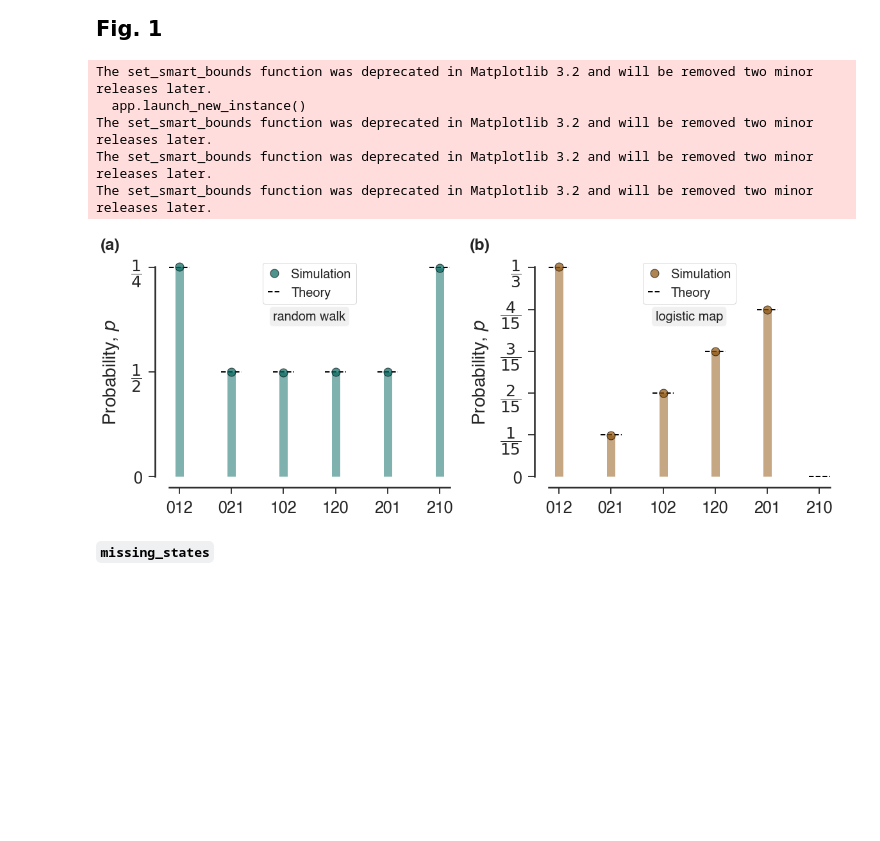
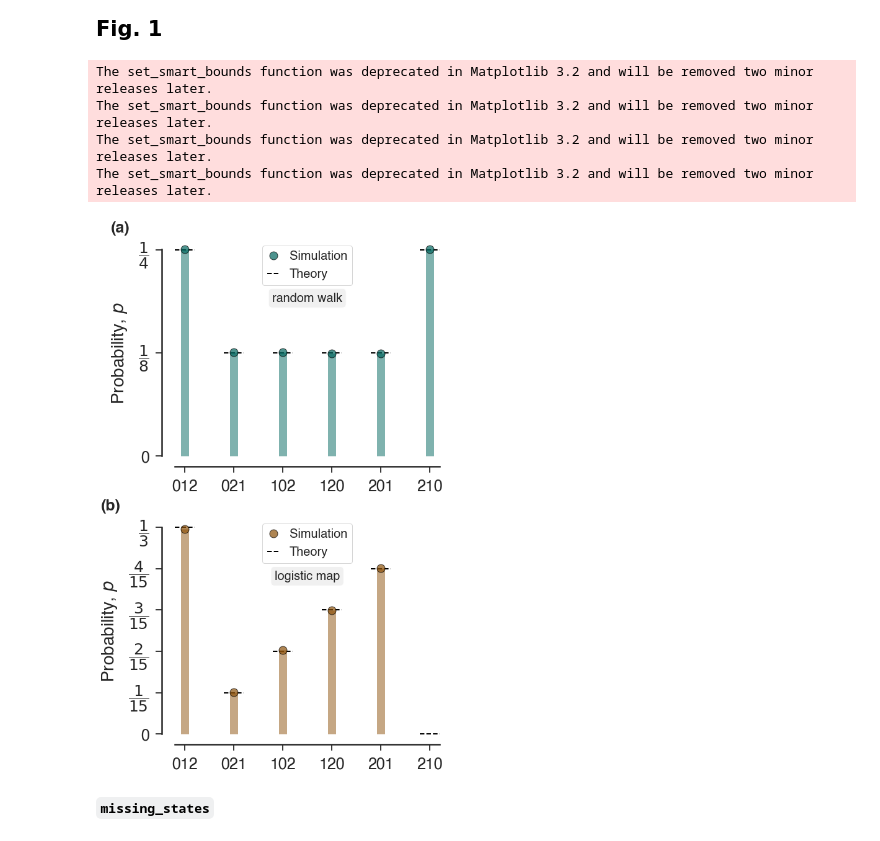
Before and after one commit to arthurpessa/ordpy, a Jupyter notebook: examples/sample_notebook.ipynb, the cells around one changed output. Drawn from its saved outputs; the diff is of its cells as text; code cells hidden in the pictures; blank space fills up the shorter version.

```diff
--- a/examples/sample_notebook.ipynb
+++ b/examples/sample_notebook.ipynb
@@ -110,9 +112,10 @@ mpl.rcParams.update(rcparams)
 # %%
-f, ax = plt.subplots(nrows=1, ncols=2, figsize=pyhvr.stdfigsize(scale=.9,nx=2, ny=1))
+f, ax = plt.subplots(nrows=2, ncols=1, figsize=pyhvr.stdfigsize(scale=.9,nx=1, ny=2))
 
-#random walk (theory)
+#random walk (theory): horizontal dashed black lines.
 ax[0].hlines([0.25, 0.125, 0.125, 0.125, 0.125, 0.25], xmin=[i-.2 for i in range(6)], xmax=[i+.2 for i in range(6)], linestyle='--', linewidth=2, color='black', label='Theory')
 
+#empirical distribution from a simulated walk.
 _, rw_probs_ = symbolic_distribution(np.cumsum(np.random.normal(size=100000)), return_missing=True)
 ax[0].vlines([i for i in range(6)], ymin=0, ymax=rw_probs_, color='#01665e', linewidth=13, alpha=.5)
 ax[0].plot([i for i in range(6)], rw_probs_, 'o', markersize=13, color='#01665e', markeredgecolor='black', label='Simulation',alpha=.7)
@@ -121,7 +124,7 @@ ax[0].plot([i for i in range(6)], rw_probs_, 'o', markersize=13, color='#01665e'
 ax[0].set_xticks([i for i in range(6)])
 ax[0].set_xticklabels(['012', '021', '102', '120', '201', '210'])
 ax[0].set_yticks([0,1/8,1/4])
-ax[0].set_yticklabels(['0','$\dfrac{1}{2}$', '$\dfrac{1}{4}$'])
+ax[0].set_yticklabels(['0','$\dfrac{1}{8}$', '$\dfrac{1}{4}$'])
 ax[0].set_ylabel('Probability, $p$')
 ax[0].spines['left'].set_smart_bounds(True)
 ax[0].spines['bottom'].set_smart_bounds(True)
@@ -133,36 +136,36 @@ ax[0].annotate('random walk', (.50,.74),  va='center', ha='center', xycoords='ax
 #logistic map (theory)
 ax[1].hlines([1/3, 1/15, 2/15, 3/15, 4/15,0], xmin=[i-.2 for i in range(6)], xmax=[i+.2 for i in range(6)], linestyle='--', linewidth=2, color='black', label='Theory')
 
 #simulation
 _, probs_ = symbolic_distribution(logistic_map(n=100000, x0=np.random.uniform()), return_missing=True)
 ax[1].vlines([i for i in range(6)], ymin=0, ymax=probs_, color='#8c510a', linewidth=13, alpha=.5)
 ax[1].plot([i for i in range(5)], probs_[:-1], 'o', markersize=13, color='#8c510a', markeredgecolor='black', label='Simulation',alpha=.7)
 
 #plotting style
 ax[1].set_xticks([i for i in range(6)])
 ax[1].set_xticklabels(['012', '021', '102', '120', '201', '210'])
 ax[1].set_yticks([1/3, 1/15, 2/15, 3/15, 4/15, 0])
 ax[1].set_yticklabels(['$\dfrac{1}{3}$', '$\dfrac{1}{15}$', '$\dfrac{2}{15}$', '$\dfrac{3}{15}$', '$\dfrac{4}{15}$', '0'])
 ax[1].set_ylabel('Probability, $p$')
 ax[1].spines['left'].set_smart_bounds(True)
 ax[1].spines['bottom'].set_smart_bounds(True)
 ax[1].annotate('logistic map', (.5,.74),  va='center', ha='center', xycoords='axes fraction',fontsize=20,
                 bbox={'boxstyle':'round', 'fc':'#f0f0f0', 'alpha':1})
 # ax[1].legend(loc=(.18,.65))
 ax[1].legend(loc='upper center')
 
-plt.draw()
+# plt.draw()
 for (i, ax_), xcoord_ in zip(list(enumerate(ax)), [-0.175, -0.21]):
     ax_.annotate('('+string.ascii_lowercase[i]+')', (xcoord_, 1.03), xycoords='axes fraction', fontsize=25, weight='bold')
 
 f.tight_layout()
 # f.savefig('figs-pdf/symbolic_distribution.pdf', dpi=300, bbox_inches='tight')
+f.savefig('figs-pdf/symbolic_distribution_test.pdf', dpi=300, bbox_inches='tight')
 # %% [output]
-The set_smart_bounds function was deprecated in Matplotlib 3.2 and will be removed two minor releases later.
-  app.launch_new_instance()
 The set_smart_bounds function was deprecated in Matplotlib 3.2 and will be removed two minor releases later.
 The set_smart_bounds function was deprecated in Matplotlib 3.2 and will be removed two minor releases later.
 The set_smart_bounds function was deprecated in Matplotlib 3.2 and will be removed two minor releases later.
+The set_smart_bounds function was deprecated in Matplotlib 3.2 and will be removed two minor releases later.
-[figure, old version]
+[figure, new version]
 # %% [markdown]
 <span style="font-family:times; font-weight:bold; font-size:1.8em;">`missing_states`</span><a class="anchor" id="chapter1"></a>
```
Also changed, not shown: parts of 4 cells of this notebook, 4 other files.
